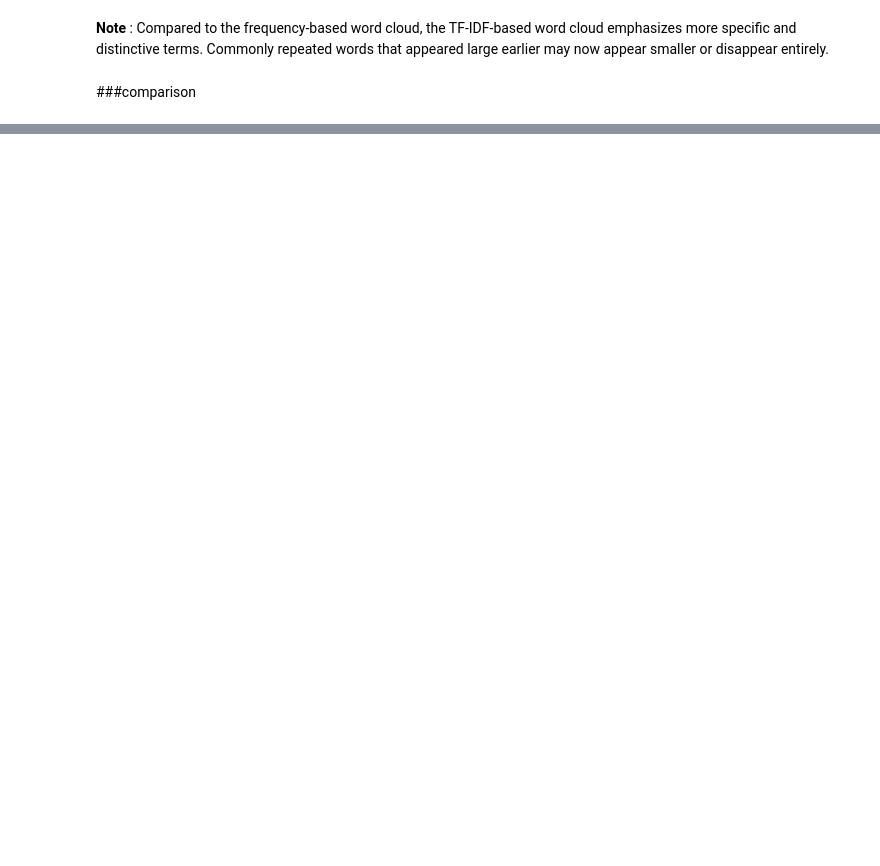
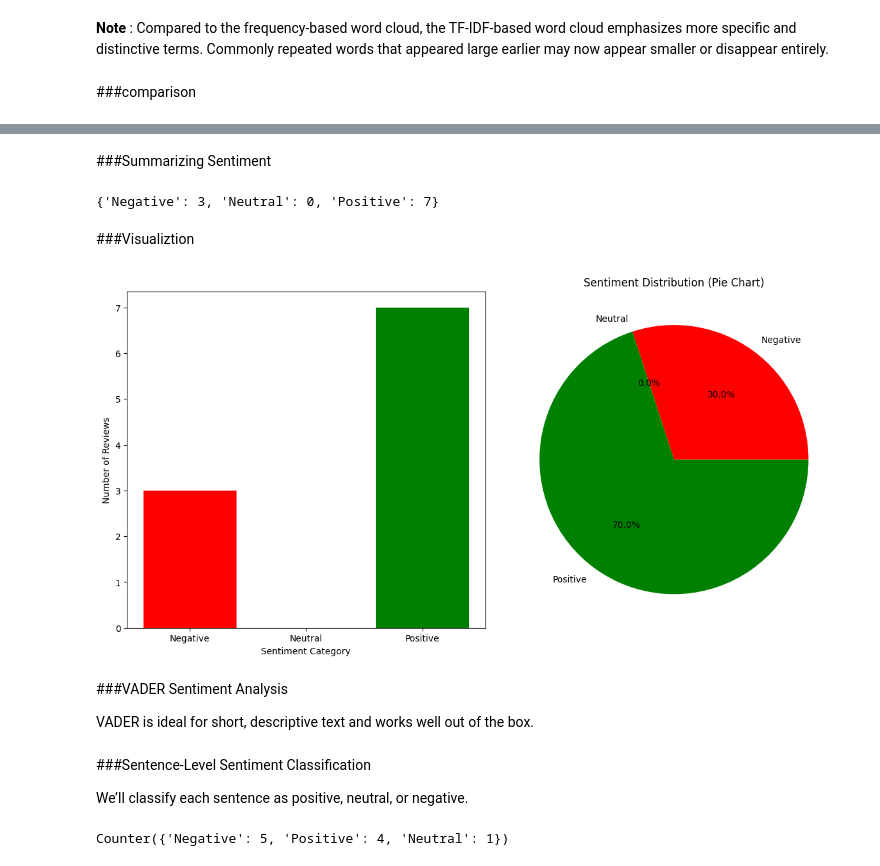
Before and after one commit to Vivek-afk81/NLP_intro, a Jupyter notebook: text_analytics_&_predictions.ipynb, the cells around one changed output, grey strips where cells are left out. Drawn from its saved outputs; the diff is of its cells as text; code cells hidden in the pictures; blank space fills up the shorter version.

```diff
--- a/text_analytics_&_predictions.ipynb
+++ b/text_analytics_&_predictions.ipynb
@@ -180,0 +218,8 @@ plt.show()
+# %%
+print("{:40}  :  {:10}:{:10}".format("Review","Polarity","Subjectivity"))
+
+for review in reviews:
+  #find sentiment of review
+  sentiment=TextBlob(review)
+  print('{:40}  :  {: 01.2f}  :  {:01.2f}'.format(review[:40],
+                                                  sentiment.polarity,sentiment.subjectivity))
@@ -180,0 +282,50 @@ plt.show()
+# %% [markdown]
+###Summarizing Sentiment
+# %%
+labels = ["Negative", "Neutral", "Positive"]
+values = [0, 0, 0]
+
+for review in reviews:
+    words = review.split()
+
+    # Business rule → too small to judge
+    if len(words) < 4:
+        values[1] += 1   # Neutral
+        continue
+
+    polarity = TextBlob(review).sentiment.polarity
+
+    if polarity < 0:
+        values[0] += 1   # Negative
+    else:
+        values[2] += 1   # Positive
+# %%
+sentiment_counts0 = dict(zip(labels, values))
+sentiment_counts0
+# %% [output]
+{'Negative': 3, 'Neutral': 0, 'Positive': 7}
+# %% [markdown]
+###Visualiztion
+# %%
+fig,axes=plt.subplots(1,2,figsize=(12,6))
+
+#Bar Chart
+
+axes[0].bar(labels, values, color=["red","gray","green"])
+axes[0].set_xlabel("Sentiment Category")
+axes[0].set_ylabel("Number of Reviews")
+
+
+#pie chart
+
+axes[1].pie(values, labels=labels, autopct='%1.1f%%', colors=["red","gray","green"])
+axes[1].set_title("Sentiment Distribution (Pie Chart)")
+
+plt.tight_layout()
+plt.show()
+# %% [output]
+[figure, added]
+# %% [markdown]
+###VADER Sentiment Analysis
+
+VADER is ideal for short, descriptive text and works well out of the box.
@@ -180,0 +336,4 @@ plt.show()
+# %% [markdown]
+###Sentence-Level Sentiment Classification
+
+We’ll classify each sentence as positive, neutral, or negative.
@@ -180,0 +353,5 @@ plt.show()
+# %%
+sentiment_counts = Counter(sentiment_labels)
+sentiment_counts
+# %% [output]
+Counter({'Negative': 5, 'Positive': 4, 'Neutral': 1})
```
Also changed, not shown: parts of 18 cells of this notebook.
